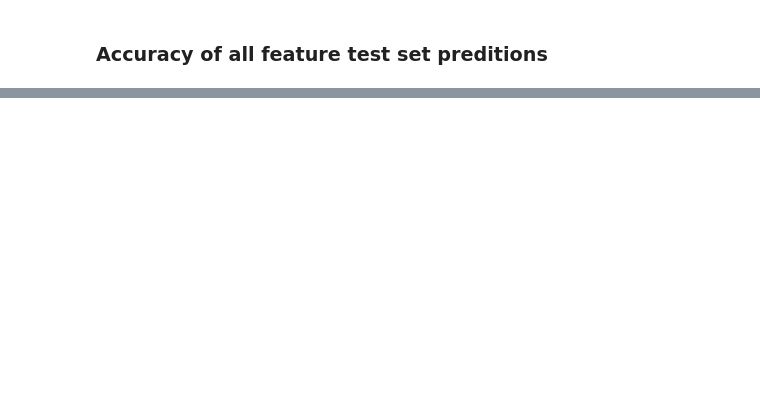
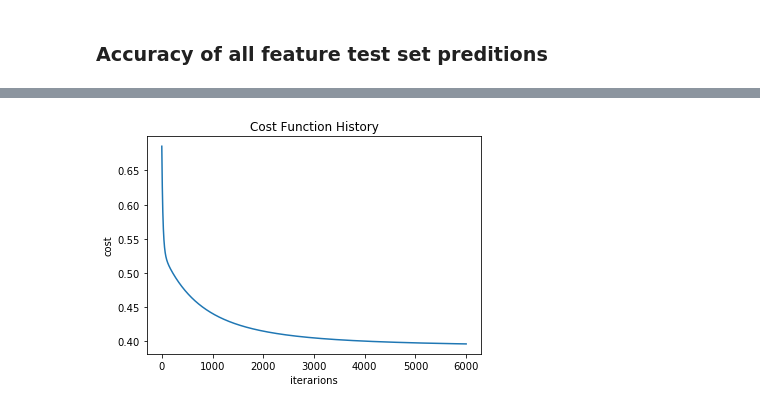
Before and after one commit to nbolis/Will_it_Rain, a Jupyter notebook: ToRainOrNotToRain.ipynb, the cells around one changed output, grey strips where cells are left out. Saved outputs shown, nothing was run; the diff lists cells and outputs as text; code cells hidden in the pictures; blank space fills up the shorter version.

```diff
--- a/ToRainOrNotToRain.ipynb
+++ b/ToRainOrNotToRain.ipynb
@@ -41,6 +37,0 @@ corr = np.corrcoef(data_nums.T)
-# %%
-f, ax = plt.subplots(figsize=(12, 10))
-sns.heatmap(corr, annot=True, linewidths=.5, ax=ax)
-plt.xlim(0,18)
-plt.ylim(0,18)
-plt.show()
@@ -488,0 +428,11 @@ cost_hist[-1]
+# %%
+x = np.array([X_testR[450,:]]).reshape(1,n)   # example of set of measurements to enter
+# %%
+def will_it_rain(x, theta_result):
+    sig = sigmoid(theta_result[0] + np.dot(x, theta_result[1:].T))
+    if sig > 0.5:
+        answer = 'it will rain'
+    else:
+        answer = 'it will not rain'
+    return answer, 'sigmoid: ' + str(sig[0])
+will_it_rain(x, theta_result)
@@ -488,0 +483,82 @@ cost_hist[-1]
+# %%
+input_features = ['MaxTemp', 'MinTemp','Humidity3pm','Pressure9am','RainTomorrow']
+value_input = np.array([ 0.0832136 ,  0.0088566 ,  0.22008363, -0.16806969])  # test example of values (rescaled) for inputed features
+
+def to_rain_or_not_to_rain(input_features, value_input, data, lam=0, alpha = 0.1, iterations = 6000):
+
+    ## Define and clean data ##
+
+    data_include  = data[input_features]
+
+    clean_include = data_include.notna()
+    data_include_clean = (data_include.loc[clean_include.prod(axis=1)==1])
+    data_use = data_and_dimensions(data_include_clean)[0]
+
+    ## Sizes of data sets and number of features ##
+
+    m = data_and_dimensions(data_include_clean)[1]['m']
+    n = data_and_dimensions(data_include_clean)[1]['n']
+    m_train = data_and_dimensions(data_include_clean)[1]['m_train']
+    m_test = data_and_dimensions(data_include_clean)[1]['m_test']
+
+    ## Shuffling data out of time order ##
+
+    data_shuff = data_use
+    np.random.shuffle(data_shuff)
+
+    ## Defining training and test sets ##
+
+    X_train = data_shuff[0:m_train , 0:n]
+    Y_train = data_shuff[0:m_train,-1].reshape((m_train,1))
+
+    X_test = data_shuff[0:m_test , 0:n]
+    Y_test = data_shuff[0:m_test,-1].reshape((m_test,1))
+
+
+    ## Rescaling features ##
+
+    X_trainR, X_testR, Y_train, Y_test = rescale(X_train, X_test, Y_train, Y_test, n, m_train, m_test)
+
+    ##### Running Gradient Descent ########
+
+    theta_result, theta_hist, cost_hist = gradD(X_trainR, Y_train, m_train, n, lam , alpha , iterations)
+
+    ##### Cost Function History Plot ########
+
+    plt.title('Cost Function History')
+    plt.plot(cost_hist)
+    plt.xlabel('iterarions')
+    plt.ylabel('cost')
+    plt.show()
+
+    ##### Accuracy #####
+
+    acc_train = accuracy(theta_result[0], theta_result[1:], X_trainR, Y_train, m_train)
+    acc_test = accuracy(theta_result[0], theta_result[1:], X_testR, Y_test, m_test)
+
+
+    ##### Confusion Matrix Plot ##########
+    labels = ['TP', 'TN', 'FP', 'FN']
+    sizes = confusion(theta_result[0], theta_result[1:], X_trainR, Y_train, m_train)
+    #colors
+    colors = ['#b8ffeb','#c1c6fc','#bcf5a6','#ffcc99']
+
+    fig1, ax1 = plt.subplots()
+    ax1.pie(sizes, colors = colors, labels=labels, autopct='%1.1f%%', startangle=90)
+    #draw circle
+    centre_circle = plt.Circle((0,0),0.80,fc='white')
+    fig = plt.gcf()
+    ax1.axis('equal')
+    plt.tight_layout()
+    plt.title('Confusion Matrix')
+    plt.show()
+
+    value_input = value_input.reshape(1,n)
+    willitrain = will_it_rain(value_input, theta_result)
+    textstr = f'Train Accuracy {acc_train:0.1f}%, Test Accuracy {acc_test:0.1f}%'
+
+    return willitrain, textstr
+
+to_rain_or_not_to_rain(input_features, value_input, data)
+# %% [output]
+[figure, added]
```
Also changed, not shown: parts of 53 cells of this notebook.
